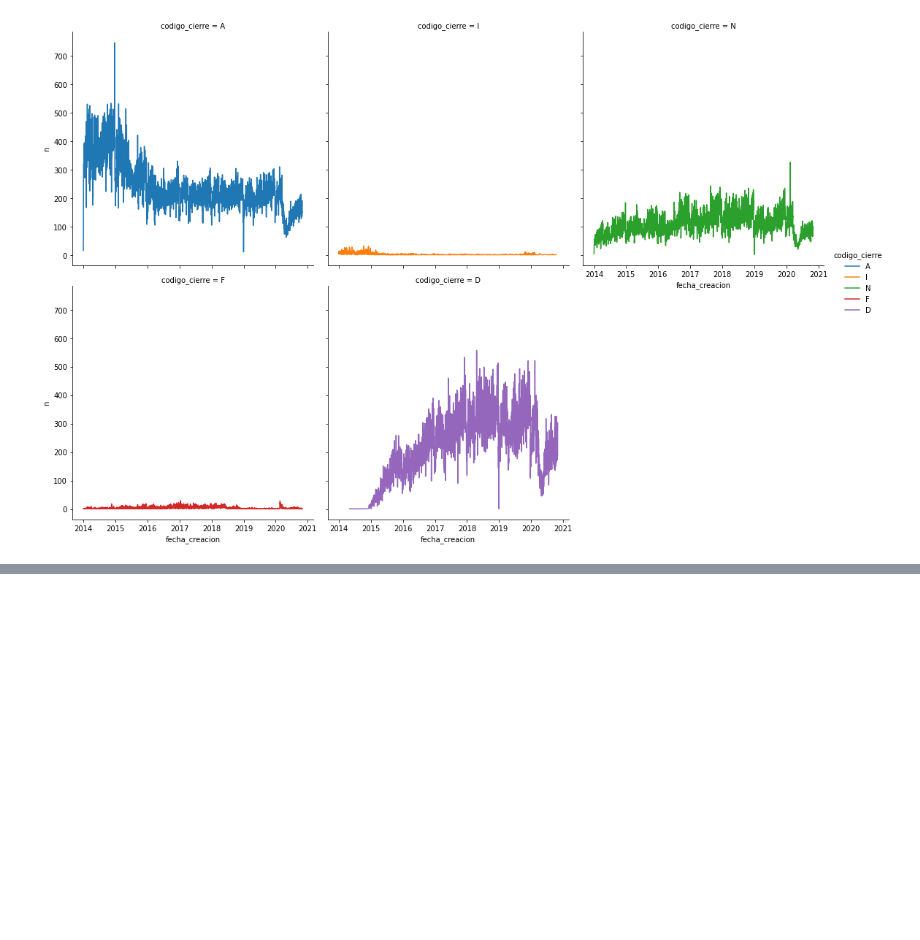
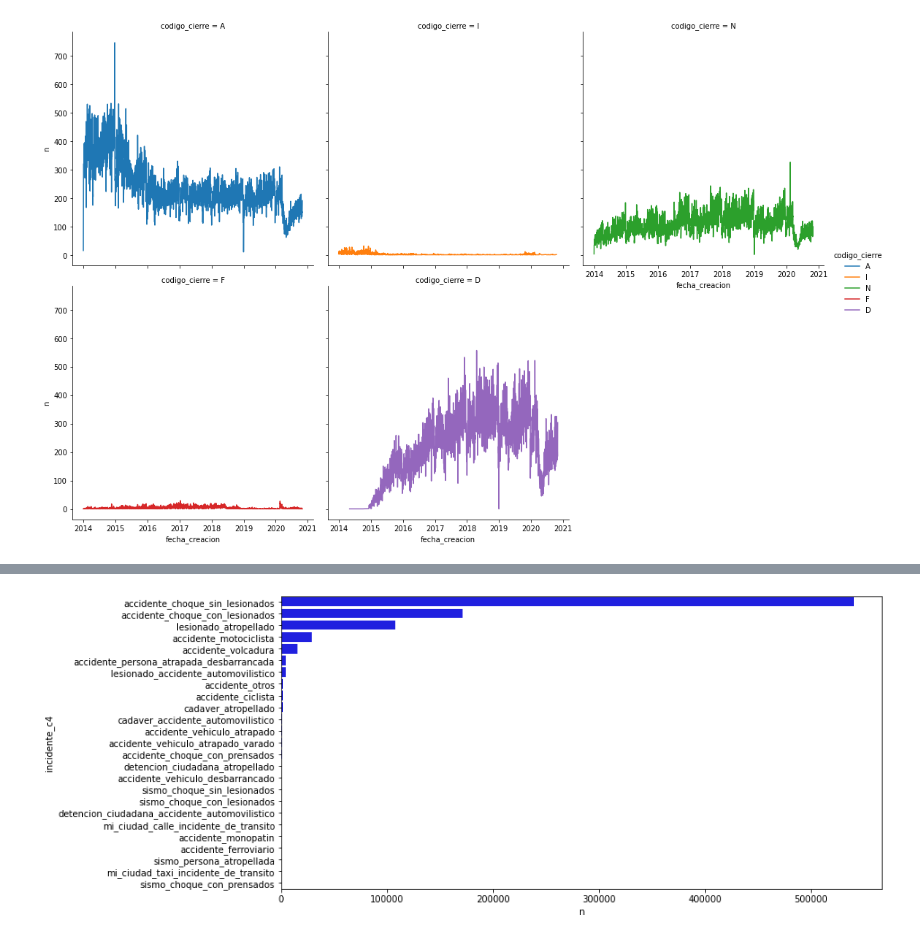
Before and after one commit to mhnk77/proyecto_1_E3_intro_ds, a Jupyter notebook: GEDA.ipynb, the cells around one changed output, grey strips where cells are left out. Saved outputs shown, nothing was run; the diff lists cells and outputs as text; code cells hidden in the pictures; blank space fills up the shorter version.

```diff
--- a/GEDA.ipynb
+++ b/GEDA.ipynb
@@ -163,0 +186,6 @@ ax = sns.barplot(data = llamadas_x_incidente, x = 'n', y = 'incidente_c4', color
+# %%
+llamadas_x_incidente = data_incidentes.groupby(['incidente_c4']).size().reset_index(name = "n").sort_values("n", ascending = False)
+f = plt.subplots(figsize = (12,6))
+ax = sns.barplot(data = llamadas_x_incidente, x = 'n', y = 'incidente_c4', color= 'b')
+# %% [output]
+[figure, added]
```
Also changed, not shown: parts of 49 cells of this notebook.
